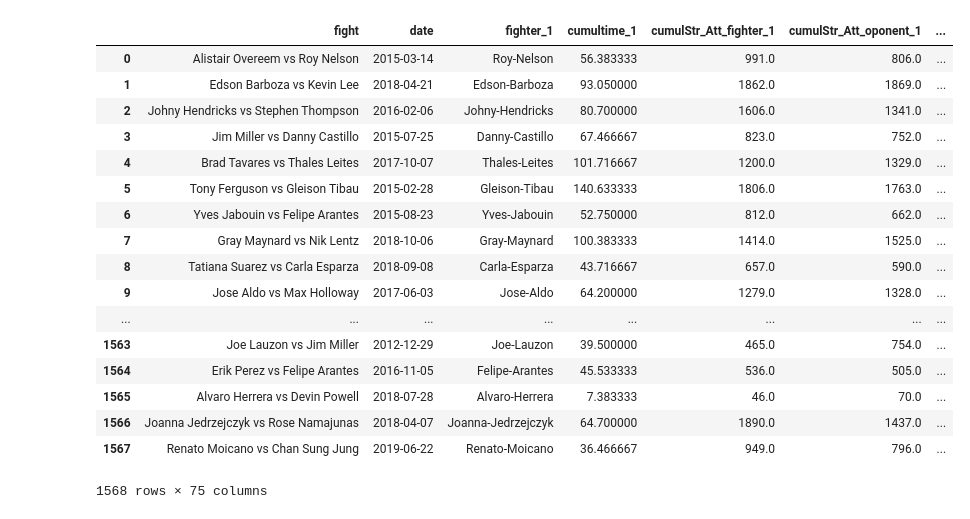
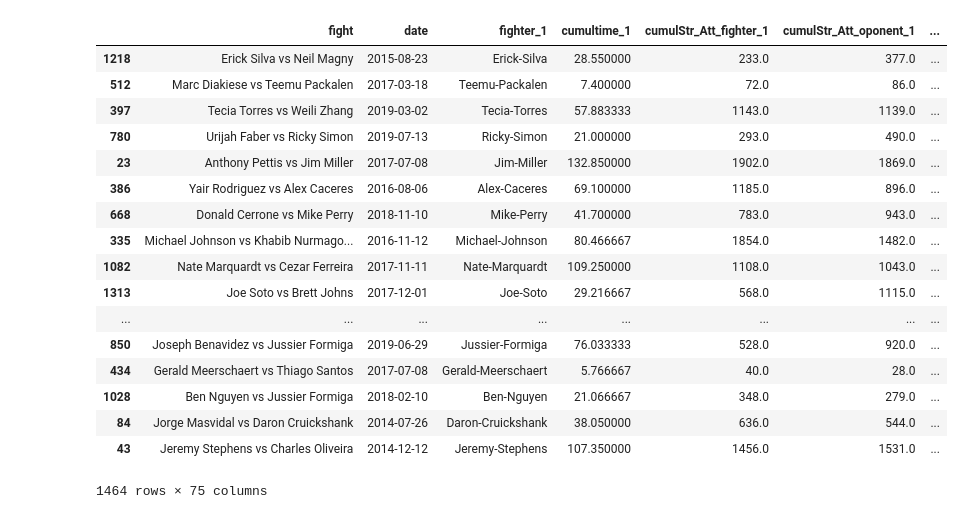
Before and after one commit to hmnathel/UFC_predict, a Jupyter notebook: more_cleaning.ipynb, the cells around one changed output. Drawn from its saved outputs; the diff is of its cells as text; code cells hidden in the pictures.

```diff
--- a/more_cleaning.ipynb
+++ b/more_cleaning.ipynb
@@ -304,22 +306,22 @@ len(fighter2)
 # %%
-real_model_df = pd.merge(fighter1, fighter2, how='outer')
+real_model_df = fighter1.merge(fighter2, how='outer', on=['fight', 'date', 'winner'], left_index=True, right_index=True)
 real_model_df
 # %% [output]
 |  | fight | date | fighter_1 | cumultime_1 | cumulStr_Att_fighter_1 | cumulStr_Att_oponent_1 | ... |
-| 0 | Alistair Overeem vs Roy Nelson | 2015-03-14 | Roy-Nelson | 56.383333 | 991.0 | 806.0 | ... |
-| 1 | Edson Barboza vs Kevin Lee | 2018-04-21 | Edson-Barboza | 93.050000 | 1862.0 | 1869.0 | ... |
-| 2 | Johny Hendricks vs Stephen Thompson | 2016-02-06 | Johny-Hendricks | 80.700000 | 1606.0 | 1341.0 | ... |
-| 3 | Jim Miller vs Danny Castillo | 2015-07-25 | Danny-Castillo | 67.466667 | 823.0 | 752.0 | ... |
-| 4 | Brad Tavares vs Thales Leites | 2017-10-07 | Thales-Leites | 101.716667 | 1200.0 | 1329.0 | ... |
-| 5 | Tony Ferguson vs Gleison Tibau | 2015-02-28 | Gleison-Tibau | 140.633333 | 1806.0 | 1763.0 | ... |
-| 6 | Yves Jabouin vs Felipe Arantes | 2015-08-23 | Yves-Jabouin | 52.750000 | 812.0 | 662.0 | ... |
-| 7 | Gray Maynard vs Nik Lentz | 2018-10-06 | Gray-Maynard | 100.383333 | 1414.0 | 1525.0 | ... |
-| 8 | Tatiana Suarez vs Carla Esparza | 2018-09-08 | Carla-Esparza | 43.716667 | 657.0 | 590.0 | ... |
-| 9 | Jose Aldo vs Max Holloway | 2017-06-03 | Jose-Aldo | 64.200000 | 1279.0 | 1328.0 | ... |
+| 1218 | Erick Silva vs Neil Magny | 2015-08-23 | Erick-Silva | 28.550000 | 233.0 | 377.0 | ... |
+| 512 | Marc Diakiese vs Teemu Packalen | 2017-03-18 | Teemu-Packalen | 7.400000 | 72.0 | 86.0 | ... |
+| 397 | Tecia Torres vs Weili Zhang | 2019-03-02 | Tecia-Torres | 57.883333 | 1143.0 | 1139.0 | ... |
+| 780 | Urijah Faber vs Ricky Simon | 2019-07-13 | Ricky-Simon | 21.000000 | 293.0 | 490.0 | ... |
+| 23 | Anthony Pettis vs Jim Miller | 2017-07-08 | Jim-Miller | 132.850000 | 1902.0 | 1869.0 | ... |
+| 386 | Yair Rodriguez vs Alex Caceres | 2016-08-06 | Alex-Caceres | 69.100000 | 1185.0 | 896.0 | ... |
+| 668 | Donald Cerrone vs Mike Perry | 2018-11-10 | Mike-Perry | 41.700000 | 783.0 | 943.0 | ... |
+| 335 | Michael Johnson vs Khabib Nurmago... | 2016-11-12 | Michael-Johnson | 80.466667 | 1854.0 | 1482.0 | ... |
+| 1082 | Nate Marquardt vs Cezar Ferreira | 2017-11-11 | Nate-Marquardt | 109.250000 | 1108.0 | 1043.0 | ... |
+| 1313 | Joe Soto vs Brett Johns | 2017-12-01 | Joe-Soto | 29.216667 | 568.0 | 1115.0 | ... |
 | ... | ... | ... | ... | ... | ... | ... | ... |
-| 1563 | Joe Lauzon vs Jim Miller | 2012-12-29 | Joe-Lauzon | 39.500000 | 465.0 | 754.0 | ... |
-| 1564 | Erik Perez vs Felipe Arantes | 2016-11-05 | Felipe-Arantes | 45.533333 | 536.0 | 505.0 | ... |
-| 1565 | Alvaro Herrera vs Devin Powell | 2018-07-28 | Alvaro-Herrera | 7.383333 | 46.0 | 70.0 | ... |
-| 1566 | Joanna Jedrzejczyk vs Rose Namajunas | 2018-04-07 | Joanna-Jedrzejczyk | 64.700000 | 1890.0 | 1437.0 | ... |
-| 1567 | Renato Moicano vs Chan Sung Jung | 2019-06-22 | Renato-Moicano | 36.466667 | 949.0 | 796.0 | ... |
+| 850 | Joseph Benavidez vs Jussier Formiga | 2019-06-29 | Jussier-Formiga | 76.033333 | 528.0 | 920.0 | ... |
+| 434 | Gerald Meerschaert vs Thiago Santos | 2017-07-08 | Gerald-Meerschaert | 5.766667 | 40.0 | 28.0 | ... |
+| 1028 | Ben Nguyen vs Jussier Formiga | 2018-02-10 | Ben-Nguyen | 21.066667 | 348.0 | 279.0 | ... |
+| 84 | Jorge Masvidal vs Daron Cruickshank | 2014-07-26 | Daron-Cruickshank | 38.050000 | 636.0 | 544.0 | ... |
+| 43 | Jeremy Stephens vs Charles Oliveira | 2014-12-12 | Jeremy-Stephens | 107.350000 | 1456.0 | 1531.0 | ... |
-1568 rows × 75 columns
+1464 rows × 75 columns
```
Also changed, not shown: parts of 16 cells of this notebook, 22 other files.
